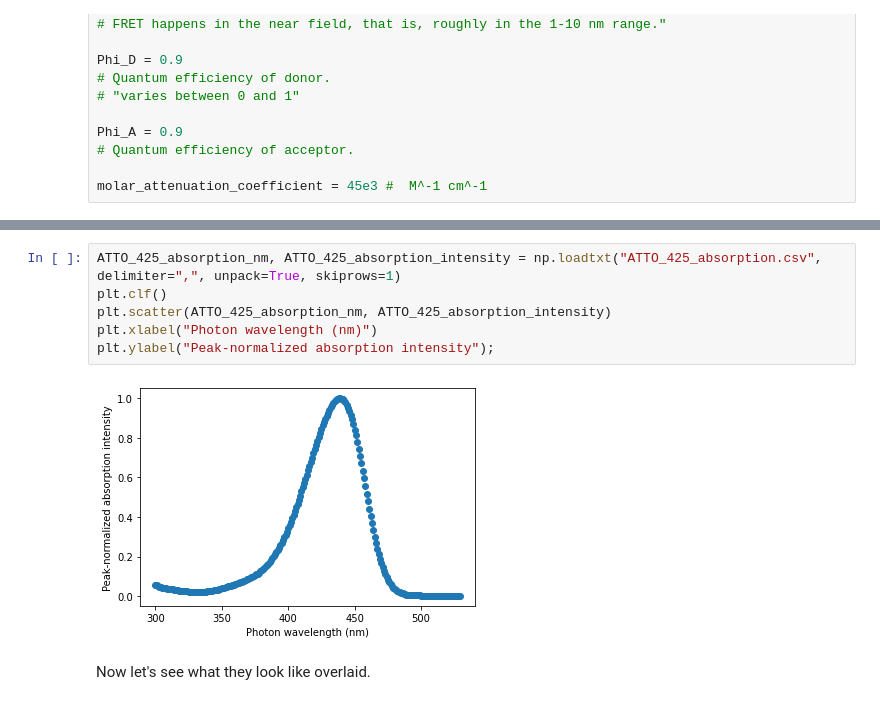
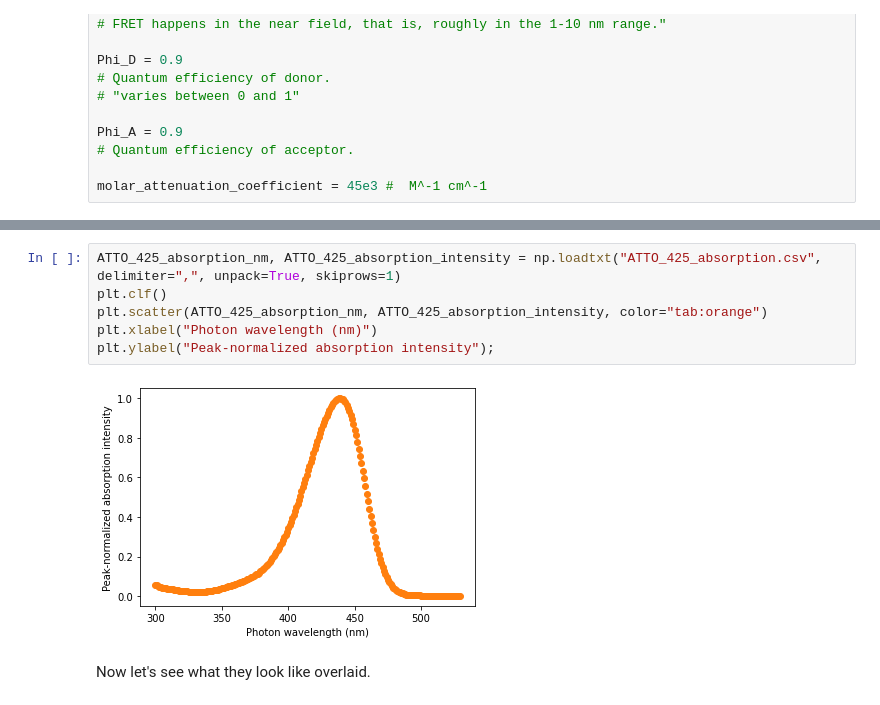
Before and after one commit to nbeaver/ws2-diamond-fret-calculation, a Jupyter notebook: known_dyes/FRET_estimation_known_dyes.ipynb, the cells around one changed output, grey strips where cells are left out. Saved outputs shown, nothing was run; the diff lists cells and outputs as text.

Commit message:
Fix colors and note the difference in overlap when using a constant lambda range.

```diff
--- a/known_dyes/FRET_estimation_known_dyes.ipynb
+++ b/known_dyes/FRET_estimation_known_dyes.ipynb
@@ -109,11 +109,11 @@ plt.ylabel("Peak-normalized emission intensity");
 # %%
 ATTO_425_absorption_nm, ATTO_425_absorption_intensity = np.loadtxt("ATTO_425_absorption.csv", delimiter=",", unpack=True, skiprows=1)
 plt.clf()
-plt.scatter(ATTO_425_absorption_nm, ATTO_425_absorption_intensity)
+plt.scatter(ATTO_425_absorption_nm, ATTO_425_absorption_intensity, color="tab:orange")
 plt.xlabel("Photon wavelength (nm)")
 plt.ylabel("Peak-normalized absorption intensity");
 # %% [output]
-[figure, old version]
+[figure, new version]
 # %% [markdown]
 Now let's see what they look like overlaid.
 # %%
```
Also changed, not shown: parts of 8 cells of this notebook.
